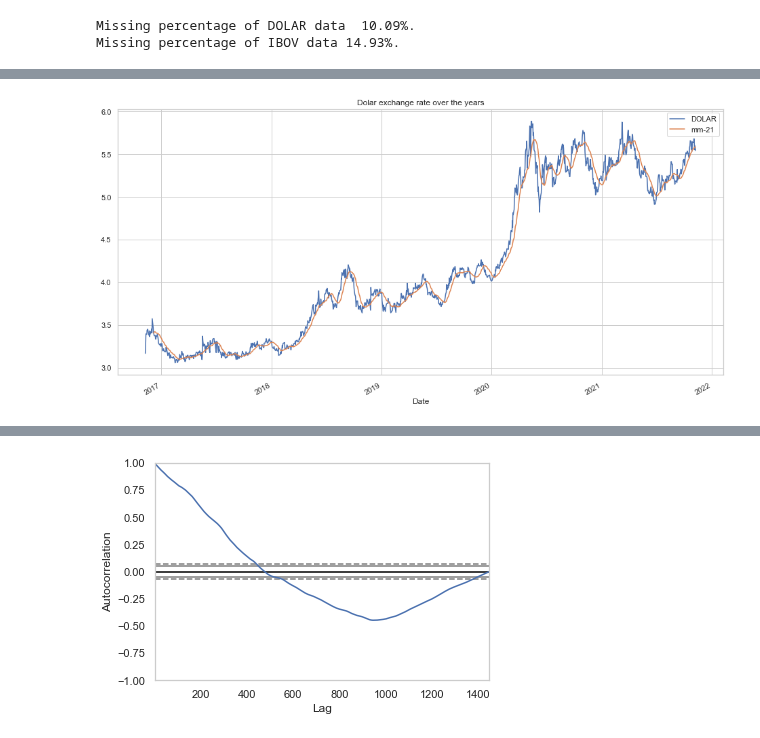
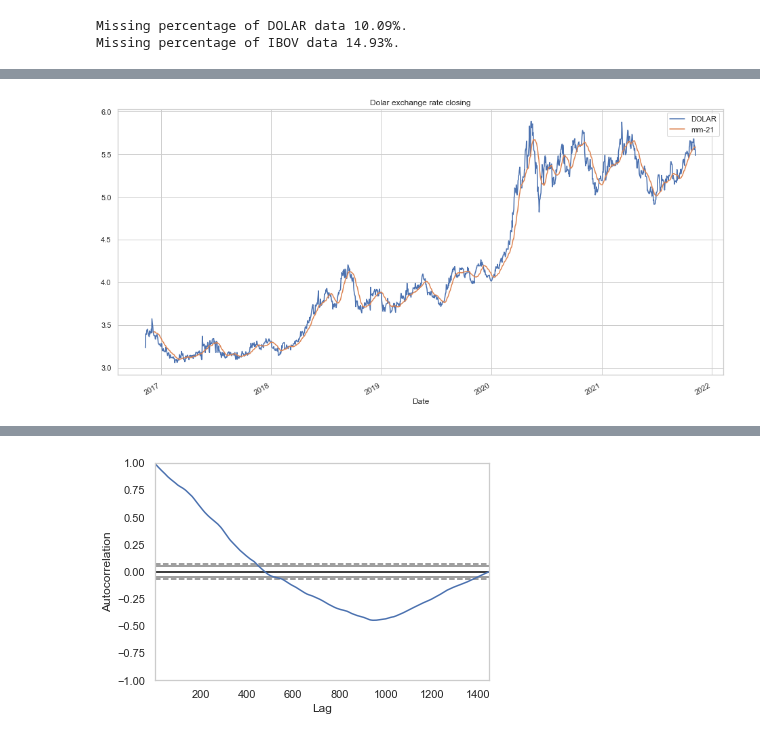
Before and after one commit to Felipevn/Projects, a Jupyter notebook: financeTest1.ipynb, the cells around one changed output, grey strips where cells are left out. Drawn from its saved outputs; the diff is of its cells as text; code cells hidden in the pictures.

```diff
--- a/financeTest1.ipynb
+++ b/financeTest1.ipynb
@@ -12,9 +17,9 @@ from statsmodels.tsa.arima.model import ARIMA
 # %%
 #load data from Brazilian stock exchange market IBOVESPA
 tickers = ["^BVSP", "USDBRL=x"]
-cotacoes = web.get_data_yahoo(tickers)["Close"]
-cotacoes = cotacoes.rename(columns = {'^BVSP': 'IBOV','USDBRL=x': 'DOLAR'}, inplace = False)
-cotacoes.head()
+ibovDolar = web.get_data_yahoo(tickers)["Close"]
+ibovDolar = ibovDolar.rename(columns = {'^BVSP': 'IBOV','USDBRL=x': 'DOLAR'}, inplace = False)
+ibovDolar.head()
 # %% [output]
 | Symbols | IBOV | DOLAR |
 | Date |  |  |
@@ -56,0 +58,7 @@ cotacoes['IBOV'] = cotacoes.IBOV.interpolate()
+# %%
+#inpute missing data with interpolation.
+ibovDolar['DOLAR'] = np.where(ibovDolar['DOLAR'] == 0, np.nan, ibovDolar['DOLAR'])
+ibovDolar['DOLAR'] = ibovDolar.DOLAR.interpolate()
+
+ibovDolar['IBOV'] = np.where(ibovDolar['IBOV'] == 0, np.nan, ibovDolar['IBOV'])
+ibovDolar['IBOV'] = ibovDolar.IBOV.interpolate()
@@ -57,10 +72,10 @@ cotacoes['IBOV'] = cotacoes.IBOV.interpolate()
 # %%
 sns.set_theme(style="whitegrid")
-cotacoes['DOLAR'].plot(subplots=False, figsize=(16, 8))
-cotacoes['DOLAR'].rolling(21).mean().plot(label="mm-21")
+ibovDolar['DOLAR'].plot(subplots=False, figsize=(16, 8))
+ibovDolar['DOLAR'].rolling(21).mean().plot(label="mm-21")
 # Legendas
+plt.title('Dolar exchange rate closing')
 plt.legend()
-plt.title('Dolar exchange rate over the years')
 plt.show()
 # %% [output]
-[figure, old version]
+[figure, new version]
```
Also changed, not shown: parts of 22 cells of this notebook.
